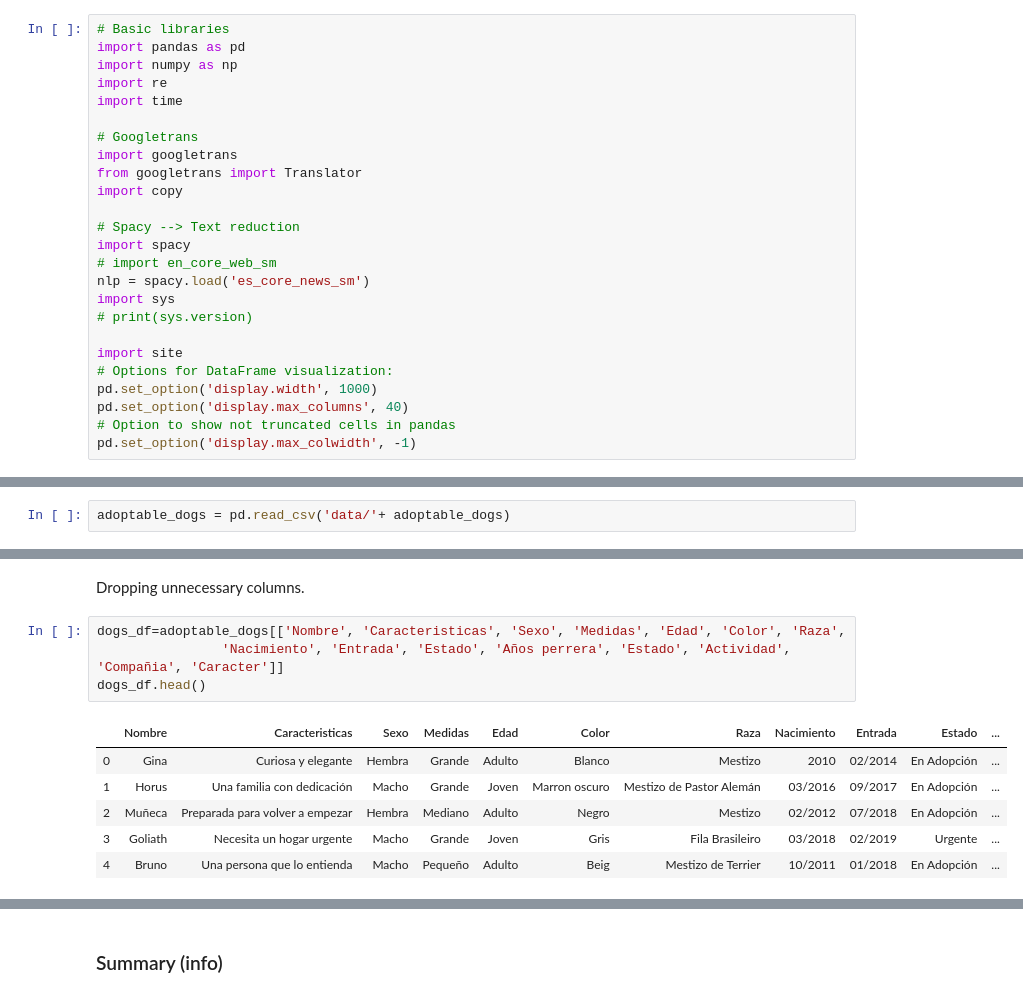
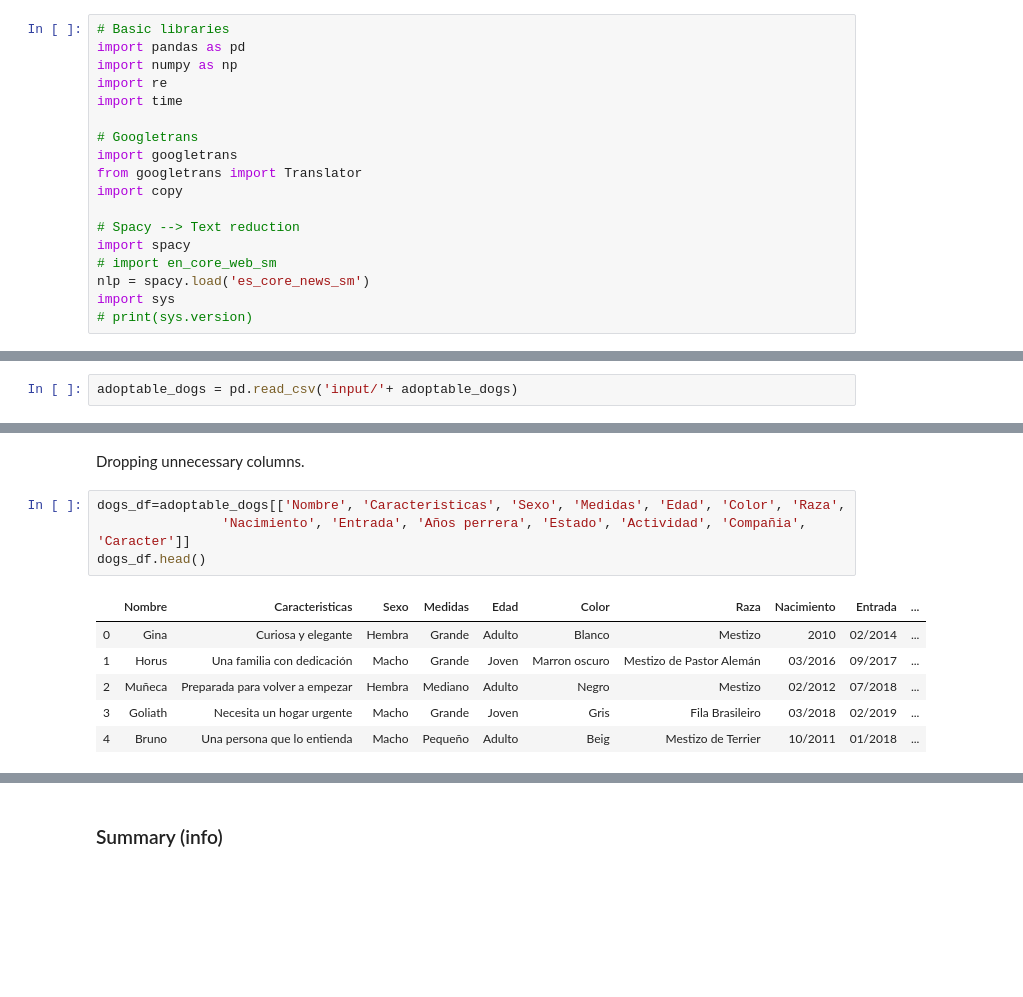
Before and after one commit to ironhack-bcn-data-pt/PR05-project-statistical-analysis, a Jupyter notebook: your-code/data_cleaning.ipynb, the cells around one changed output, grey strips where cells are left out. Drawn from its saved outputs; the diff is of its cells as text; blank space fills up the shorter version.

```diff
--- a/your-code/data_cleaning.ipynb
+++ b/your-code/data_cleaning.ipynb
@@ -22,13 +22,6 @@ import spacy
 nlp = spacy.load('es_core_news_sm')
 import sys
 # print(sys.version)
-
-import site
-# Options for DataFrame visualization:
-pd.set_option('display.width', 1000)
-pd.set_option('display.max_columns', 40)
-# Option to show not truncated cells in pandas
-pd.set_option('display.max_colwidth', -1)
 # %% [markdown]
 ### 0.1 Installing new useful libraries
 # %%
@@ -51,5 +44,5 @@ Web-scraping of the page of the **public Kennel of Barcelona** (**Protectora de
 # Share data between Jupyter Notebooks
 %store -r adoptable_dogs
 # %%
-adoptable_dogs = pd.read_csv('data/'+ adoptable_dogs)
+adoptable_dogs = pd.read_csv('input/'+ adoptable_dogs)
 # %%
@@ -614,15 +638,15 @@ Columns final DF-ProtectoraBCN: ['Nombre', 'Caracteristicas', 'Foto', 'URL', 'Co
 Dropping unnecessary columns.
 # %%
 dogs_df=adoptable_dogs[['Nombre', 'Caracteristicas', 'Sexo', 'Medidas', 'Edad', 'Color', 'Raza',
-                'Nacimiento', 'Entrada', 'Estado', 'Años perrera', 'Estado', 'Actividad', 'Compañia', 'Caracter']]
+                'Nacimiento', 'Entrada', 'Años perrera', 'Estado', 'Actividad', 'Compañia', 'Caracter']]
 dogs_df.head()
 # %% [output]
-|  | Nombre | Caracteristicas | Sexo | Medidas | Edad | Color | Raza | Nacimiento | Entrada | Estado | ... |
-| 0 | Gina | Curiosa y elegante | Hembra | Grande | Adulto | Blanco | Mestizo | 2010 | 02/2014 | En Adopción | ... |
-| 1 | Horus | Una familia con dedicación | Macho | Grande | Joven | Marron oscuro | Mestizo de Pastor Alemán | 03/2016 | 09/2017 | En Adopción | ... |
-| 2 | Muñeca | Preparada para volver a empezar | Hembra | Mediano | Adulto | Negro | Mestizo | 02/2012 | 07/2018 | En Adopción | ... |
-| 3 | Goliath | Necesita un hogar urgente | Macho | Grande | Joven | Gris | Fila Brasileiro | 03/2018 | 02/2019 | Urgente | ... |
-| 4 | Bruno | Una persona que lo entienda | Macho | Pequeño | Adulto | Beig | Mestizo de Terrier | 10/2011 | 01/2018 | En Adopción | ... |
+|  | Nombre | Caracteristicas | Sexo | Medidas | Edad | Color | Raza | Nacimiento | Entrada | ... |
+| 0 | Gina | Curiosa y elegante | Hembra | Grande | Adulto | Blanco | Mestizo | 2010 | 02/2014 | ... |
+| 1 | Horus | Una familia con dedicación | Macho | Grande | Joven | Marron oscuro | Mestizo de Pastor Alemán | 03/2016 | 09/2017 | ... |
+| 2 | Muñeca | Preparada para volver a empezar | Hembra | Mediano | Adulto | Negro | Mestizo | 02/2012 | 07/2018 | ... |
+| 3 | Goliath | Necesita un hogar urgente | Macho | Grande | Joven | Gris | Fila Brasileiro | 03/2018 | 02/2019 | ... |
+| 4 | Bruno | Una persona que lo entienda | Macho | Pequeño | Adulto | Beig | Mestizo de Terrier | 10/2011 | 01/2018 | ... |
 # %%
 print(f'Dimensions final DF-OpenDataBCN: {dogs_df.shape[0]} rows x {dogs_df.shape[1]} columns')
 # %% [output]
```
Also changed, not shown: parts of 34 cells of this notebook, 11 other files.
